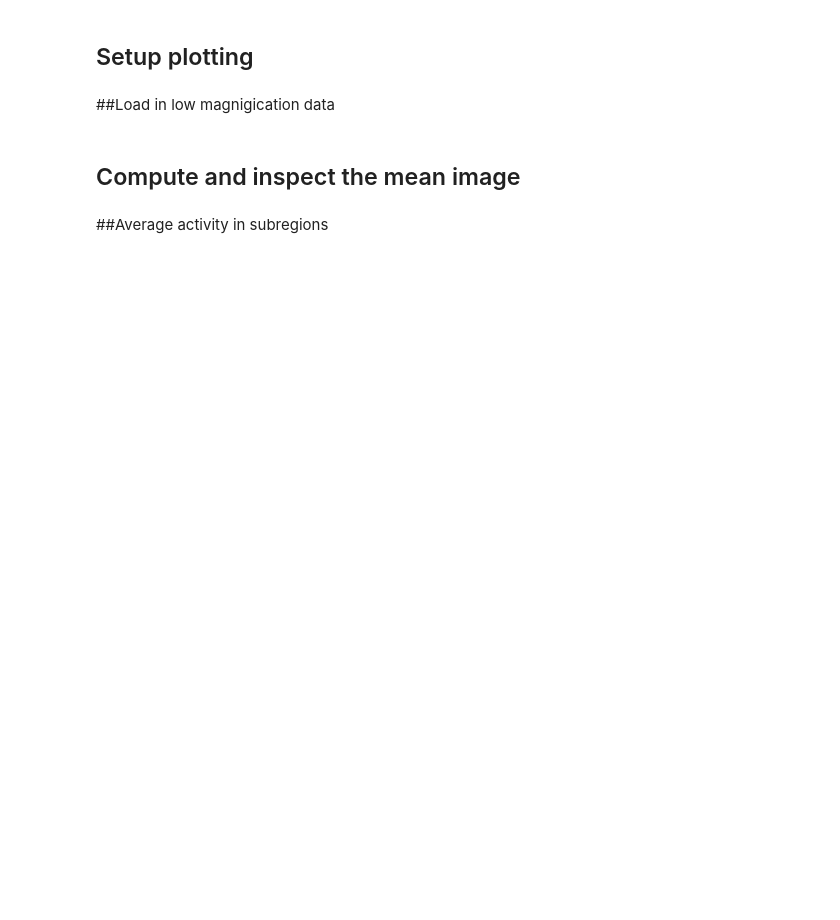
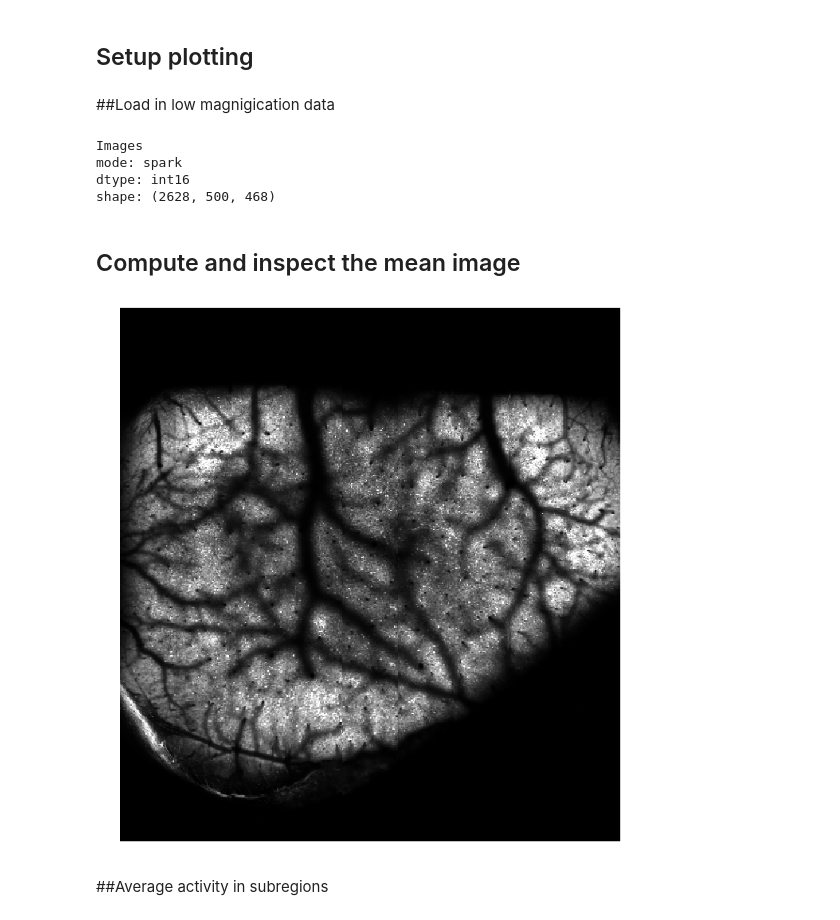
Before and after one commit to sofroniewn/2pRAM-paper, a Jupyter notebook: notebooks/Figure-8 functional imaging.ipynb, the cells around one changed output. Drawn from its saved outputs; the diff is of its cells as text; code cells hidden in the pictures; blank space fills up the shorter version.

```diff
--- a/notebooks/Figure-8 functional imaging.ipynb
+++ b/notebooks/Figure-8 functional imaging.ipynb
@@ -20,11 +20,15 @@ from showit import image
 # %%
 from thunder.images import frombinary
 
-path = 'setpath'
+path = '/tier2/freeman/Nick/2pRAM.paper/00'
 
 data = frombinary(path + '/images', engine=sc)
-# we cache the data to make further computations faster
 data.cache()
+# %% [output]
+Images
+mode: spark
+dtype: int16
+shape: (2628, 500, 468)
 # %% [markdown]
 ## Compute and inspect the mean image
 # %%
@@ -32,2 +36,4 @@ mean = data.mean().toarray() #.astype('float32')
 # %%
-image(mean, clim=(0, 3.5*mean.mean()), size = 10)
+image(mean, clim=(0, 2500), size = 12);
+# %% [output]
+[figure, added]
```
Also changed, not shown: parts of 30 cells of this notebook, 1 other file.
